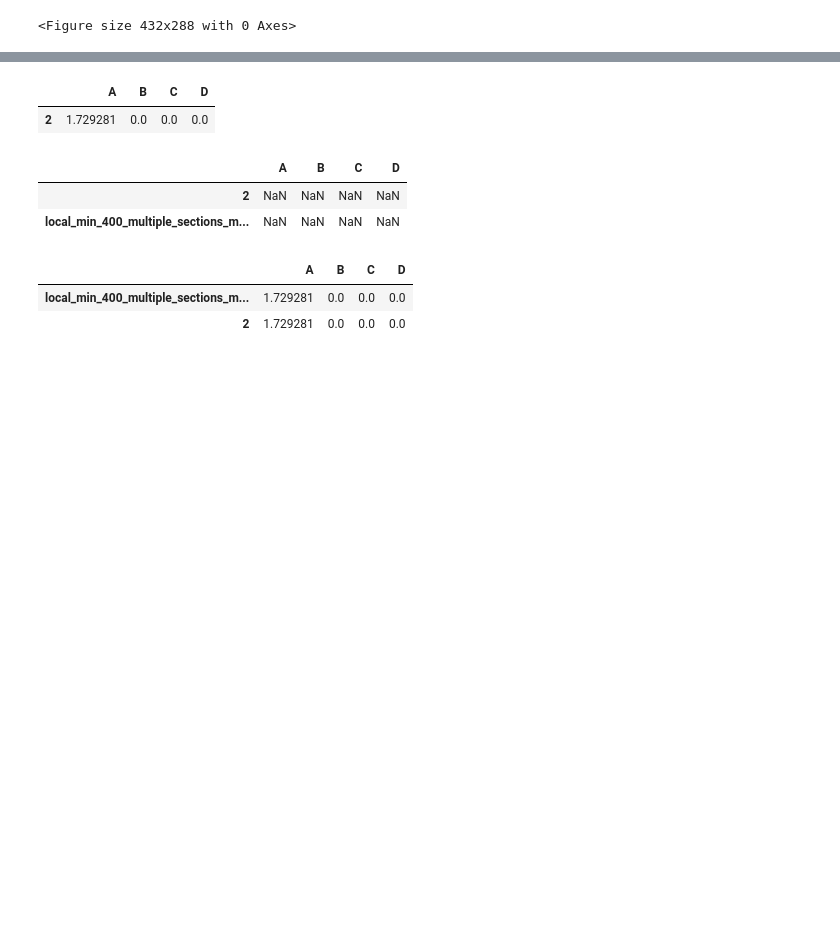
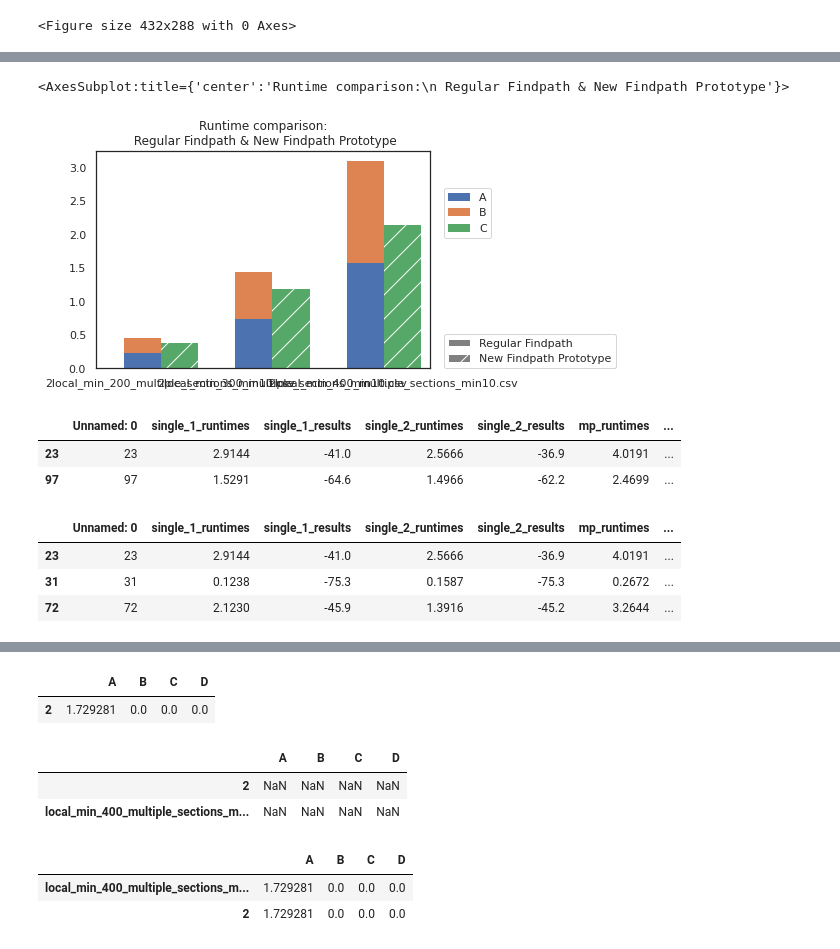
Before and after one commit to maxf-at/findpath_cpp, a Jupyter notebook: benchmarks.ipynb, the cells around one changed output, grey strips where cells are left out. Drawn from its saved outputs; the diff is of its cells as text; code cells hidden in the pictures; blank space fills up the shorter version.

```diff
--- a/benchmarks.ipynb
+++ b/benchmarks.ipynb
@@ -342,0 +325,51 @@ plot_clustered_stacked([df1, df2, df3],["Regular Findpath", "New Findpath Protot
+# %%
+
+prefix = r"./results/"
+
+# plot_clustered_stacked([df1, df2, df3],["df1", "df2", "df3"])
+
+df1 = pd.DataFrame()
+df2 = pd.DataFrame()
+
+
+def add_runtime_result(filename,df1,df2):
+    df = pd.read_csv(prefix+filename)
+    dfa = pd.DataFrame([df["single_1_runtimes"].mean(),df["single_2_runtimes"].mean(),0],
+                       index=["A", "B", "C"],
+                       columns=[filename])
+    df1 = pd.concat([df1, dfa.T])
+
+
+    dfb = pd.DataFrame([0, 0, df["new_runtimes"].mean()],
+                       index=["A", "B", "C"],
+                       columns=[filename])
+    df2 = pd.concat([df2, dfb.T])
+
+
+    return df1, df2
+
+filename = r"2local_min_200_multiple_sections_min10.csv"
+df1, df2 = add_runtime_result(filename, df1,df2)
+filename = r"2local_min_300_multiple_sections_min10.csv"
+df1, df2 = add_runtime_result(filename, df1, df2)
+filename = r"2local_min_400_multiple_sections_min10.csv"
+df1, df2 = add_runtime_result(filename, df1, df2)
+
+# df2
+plot_clustered_stacked([df1, df2],["Regular Findpath", "New Findpath Prototype"], title="Runtime comparison:\n Regular Findpath & New Findpath Prototype")
+# %% [output]
+<AxesSubplot:title={'center':'Runtime comparison:\n Regular Findpath & New Findpath Prototype'}>
+[figure, added]
+# %%
+df[df["new_merge_results"]>df["py_results"]]
+# %% [output]
+|  | Unnamed: 0 | single_1_runtimes | single_1_results | single_2_runtimes | single_2_results | mp_runtimes | ... |
+| 23 | 23 | 2.9144 | -41.0 | 2.5666 | -36.9 | 4.0191 | ... |
+| 97 | 97 | 1.5291 | -64.6 | 1.4966 | -62.2 | 2.4699 | ... |
+# %%
+df[df["old_merge_results"]>df["py_results"]]
+# %% [output]
+|  | Unnamed: 0 | single_1_runtimes | single_1_results | single_2_runtimes | single_2_results | mp_runtimes | ... |
+| 23 | 23 | 2.9144 | -41.0 | 2.5666 | -36.9 | 4.0191 | ... |
+| 31 | 31 | 0.1238 | -75.3 | 0.1587 | -75.3 | 0.2672 | ... |
+| 72 | 72 | 2.1230 | -45.9 | 1.3916 | -45.2 | 3.2644 | ... |
```
Also changed, not shown: parts of 10 cells of this notebook, 28 other files.
